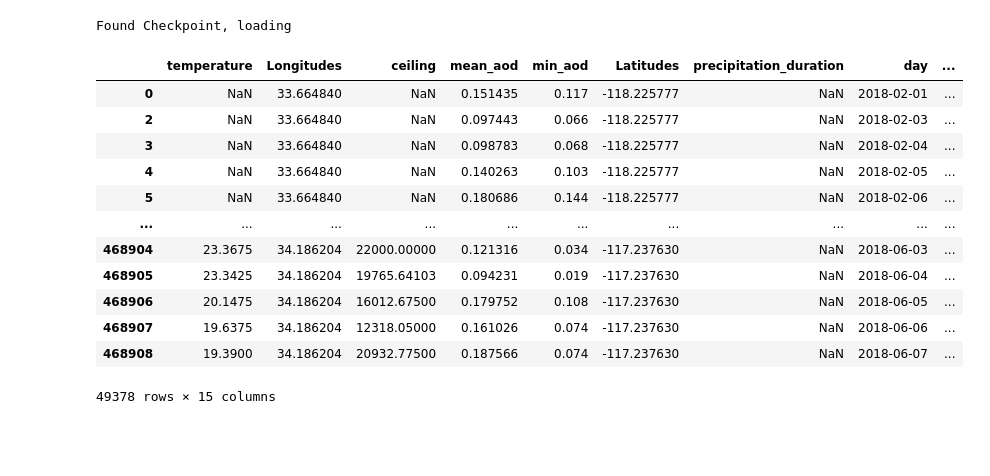
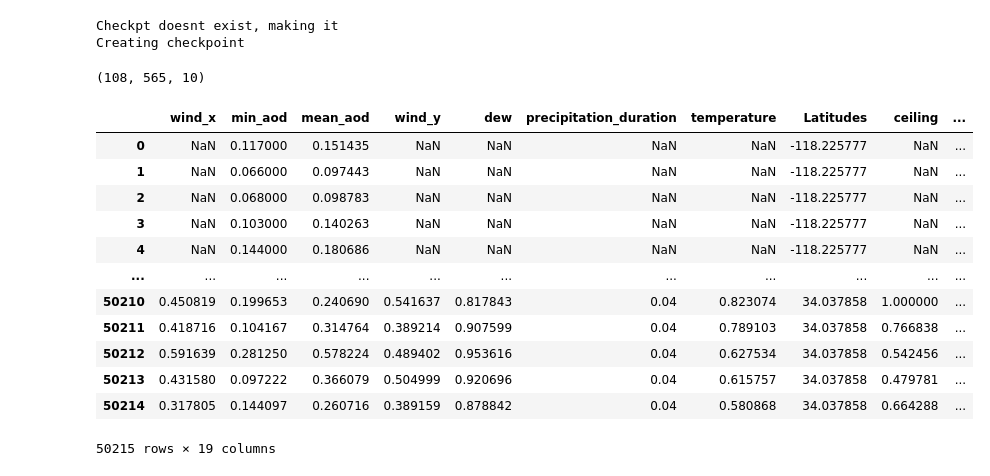
Before and after one commit to jansont/ECSE552_Project, a Jupyter notebook: test.ipynb, the cells around one changed output. Drawn from its saved outputs; the diff is of its cells as text; code cells hidden in the pictures; blank space fills up the shorter version.

```diff
--- a/test.ipynb
+++ b/test.ipynb
@@ -10,6 +10,18 @@ from utils.data_utils import data_to_numpy
 # %%
 unlabelled = pd.read_csv('data/la_train_grid_with_weather.csv')
 training_data = pd.read_csv('data/LA_DATA_2018_02_to_2018_06.csv')
+# %%
+def format_unlabeled_dataset(df):
+    df = df.rename({'day' : 'DATE'}, axis = 1)
+
+    cols = ['wind_x', 'wind_y', 'temperature', 'pressure', 'ceiling', 'dew',
+                 'precipitation_duration' , 'mean_aod','min_aod','max_aod', 'visibility',
+                 'Latitudes','Longitudes','DATE']
+
+    df = df[cols]
+    return df
+# %%
+unlabelled = format_unlabeled_dataset(unlabelled)
 # %%
 # node_cols = 'visibility', 'precipitation_depth']
 node_cols = ['wind_x', 'wind_y', 'temperature', 'pressure', 'ceiling', 'dew', 'precipitation_duration' , 'mean_aod','min_aod','max_aod', 'pm25']
@@ -30,7 +42,7 @@ def assign_id(weather_data):
 def get_unlabelled_subset(unlabeled_df, dates, node_cols, edge_cols, meta_cols):
     cols = list(set(node_cols + edge_cols + meta_cols))
     unlabeled_df = unlabeled_df[cols]
-    unlabeled_df = unlabeled_df[unlabeled_df['day'].isin(dates)]
+    unlabeled_df = unlabeled_df[unlabeled_df['DATE'].isin(dates)]
     unlabeled_df = assign_id(unlabeled_df)
     unlabeled_df['pm25'] = [np.nan for _ in range(len(unlabeled_df))]
     return unlabeled_df
@@ -44,29 +56,34 @@ def get_unlabelled_subset(unlabeled_df, dates, node_cols, edge_cols, meta_cols):
 # %%
 node_cols = ['wind_x', 'wind_y', 'temperature', 'pressure', 'ceiling', 'dew', 'precipitation_duration' , 'mean_aod','min_aod','max_aod']
 edge_cols = ['wind_x', 'wind_y']
-meta_cols = ['day', 'Latitudes', 'Longitudes']
+meta_cols = ['DATE', 'Latitudes', 'Longitudes']
 date_range = sorted(training_data['DATE'].unique(), key=lambda x: datetime.datetime.strptime(x, '%Y-%m-%d'))
 
 unlabeled_df = get_unlabelled_subset(unlabelled, date_range,  node_cols, edge_cols, meta_cols)
 # %%
 dataset = unlabeled_df.append(training_data, ignore_index=True)
 # %%
-graph_node_features, graph_edge_features, graph_labels = data_to_numpy(dataset, edge_cols, node_cols, pseudodata = True)
+graph_node_features, graph_edge_features, graph_labels = data_to_numpy(dataset, edge_cols, node_cols, pseudo_data = True)
 # %% [output]
-Found Checkpoint, loading
+Checkpt doesnt exist, making it
+Creating checkpoint
-# %%
-unlabeled_df
-# %% [output]
-|  | temperature | Longitudes | ceiling | mean_aod | min_aod | Latitudes | precipitation_duration | day | ... |
-| 0 | NaN | 33.664840 | NaN | 0.151435 | 0.117 | -118.225777 | NaN | 2018-02-01 | ... |
-| 2 | NaN | 33.664840 | NaN | 0.097443 | 0.066 | -118.225777 | NaN | 2018-02-03 | ... |
-| 3 | NaN | 33.664840 | NaN | 0.098783 | 0.068 | -118.225777 | NaN | 2018-02-04 | ... |
-| 4 | NaN | 33.664840 | NaN | 0.140263 | 0.103 | -118.225777 | NaN | 2018-02-05 | ... |
-| 5 | NaN | 33.664840 | NaN | 0.180686 | 0.144 | -118.225777 | NaN | 2018-02-06 | ... |
-| ... | ... | ... | ... | ... | ... | ... | ... | ... | ... |
-| 468904 | 23.3675 | 34.186204 | 22000.00000 | 0.121316 | 0.034 | -117.237630 | NaN | 2018-06-03 | ... |
-| 468905 | 23.3425 | 34.186204 | 19765.64103 | 0.094231 | 0.019 | -117.237630 | NaN | 2018-06-04 | ... |
-| 468906 | 20.1475 | 34.186204 | 16012.67500 | 0.179752 | 0.108 | -117.237630 | NaN | 2018-06-05 | ... |
-| 468907 | 19.6375 | 34.186204 | 12318.05000 | 0.161026 | 0.074 | -117.237630 | NaN | 2018-06-06 | ... |
-| 468908 | 19.3900 | 34.186204 | 20932.77500 | 0.187566 | 0.074 | -117.237630 | NaN | 2018-06-07 | ... |
-49378 rows × 15 columns
+# %%
+graph_node_features.shape
+# %% [output]
+(108, 565, 10)
+# %%
+dataset
+# %% [output]
+|  | wind_x | min_aod | mean_aod | wind_y | dew | precipitation_duration | temperature | Latitudes | ceiling | ... |
+| 0 | NaN | 0.117000 | 0.151435 | NaN | NaN | NaN | NaN | -118.225777 | NaN | ... |
+| 1 | NaN | 0.066000 | 0.097443 | NaN | NaN | NaN | NaN | -118.225777 | NaN | ... |
+| 2 | NaN | 0.068000 | 0.098783 | NaN | NaN | NaN | NaN | -118.225777 | NaN | ... |
+| 3 | NaN | 0.103000 | 0.140263 | NaN | NaN | NaN | NaN | -118.225777 | NaN | ... |
+| 4 | NaN | 0.144000 | 0.180686 | NaN | NaN | NaN | NaN | -118.225777 | NaN | ... |
+| ... | ... | ... | ... | ... | ... | ... | ... | ... | ... | ... |
+| 50210 | 0.450819 | 0.199653 | 0.240690 | 0.541637 | 0.817843 | 0.04 | 0.823074 | 34.037858 | 1.000000 | ... |
+| 50211 | 0.418716 | 0.104167 | 0.314764 | 0.389214 | 0.907599 | 0.04 | 0.789103 | 34.037858 | 0.766838 | ... |
+| 50212 | 0.591639 | 0.281250 | 0.578224 | 0.489402 | 0.953616 | 0.04 | 0.627534 | 34.037858 | 0.542456 | ... |
+| 50213 | 0.431580 | 0.097222 | 0.366079 | 0.504999 | 0.920696 | 0.04 | 0.615757 | 34.037858 | 0.479781 | ... |
+| 50214 | 0.317805 | 0.144097 | 0.260716 | 0.389159 | 0.878842 | 0.04 | 0.580868 | 34.037858 | 0.664288 | ... |
+50215 rows × 19 columns
```
Also changed, not shown: 5 other files.
